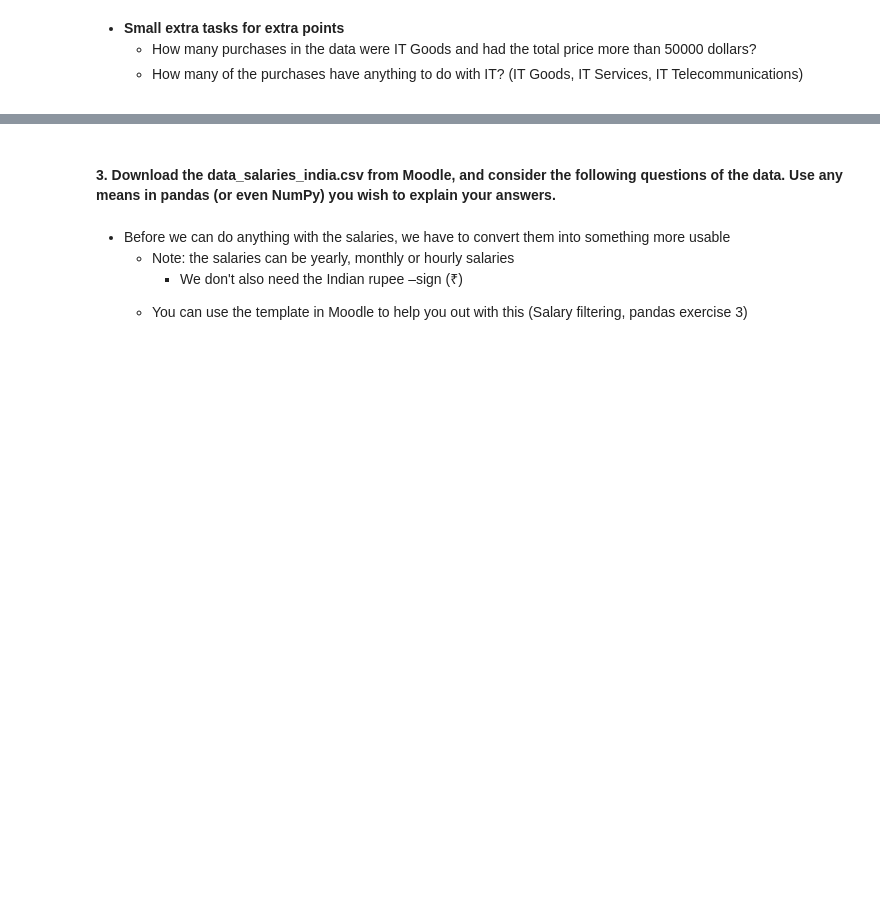
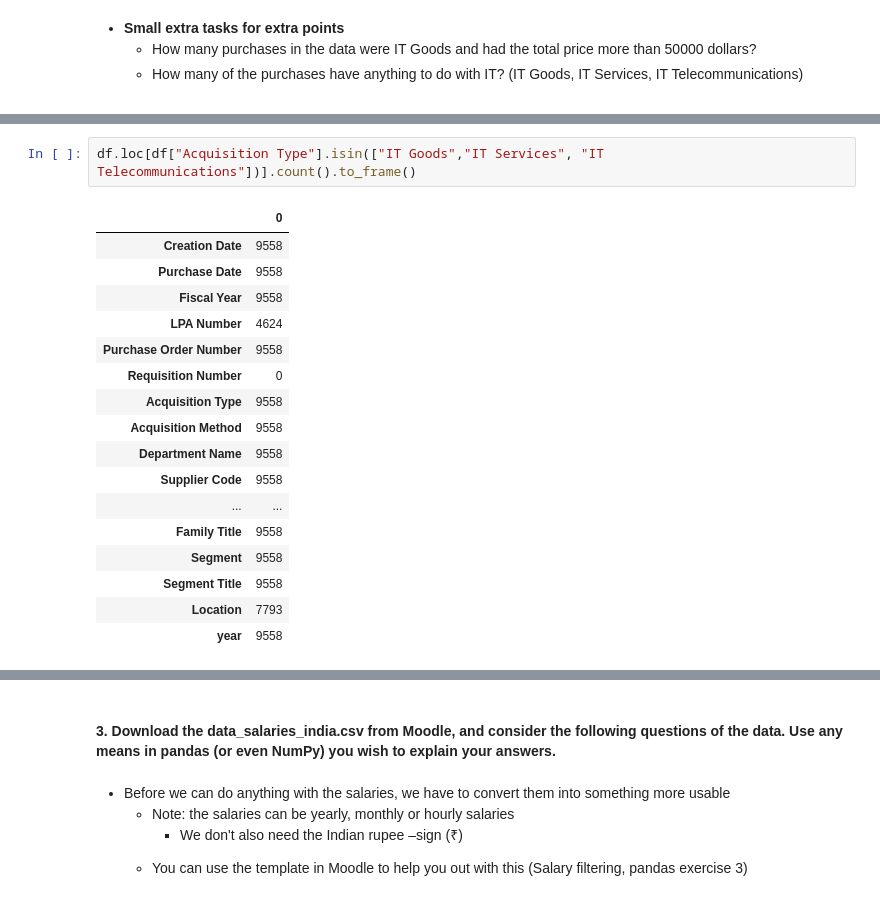
Before and after one commit to Zeek-eth/Data-Analytics-Basics, a Jupyter notebook: DataAnalyticsExerciseSet2.ipynb, the cells around one changed output, grey strips where cells are left out. Saved outputs shown, nothing was run; the diff lists cells and outputs as text; blank space fills up the shorter version.

```diff
--- a/DataAnalyticsExerciseSet2.ipynb
+++ b/DataAnalyticsExerciseSet2.ipynb
@@ -233,3 +302,23 @@ df['Number of Credit Problems'].corr(df['Bankruptcies'])
+# %%
+df.loc[df["Acquisition Type"].isin(["IT Goods","IT Services", "IT Telecommunications"])].count().to_frame()
+# %% [output]
+|  | 0 |
+| Creation Date | 9558 |
+| Purchase Date | 9558 |
+| Fiscal Year | 9558 |
+| LPA Number | 4624 |
+| Purchase Order Number | 9558 |
+| Requisition Number | 0 |
+| Acquisition Type | 9558 |
+| Acquisition Method | 9558 |
+| Department Name | 9558 |
+| Supplier Code | 9558 |
+| ... | ... |
+| Family Title | 9558 |
+| Segment | 9558 |
+| Segment Title | 9558 |
+| Location | 7793 |
+| year | 9558 |
 # %% [markdown]
 <img src="http://srv.plab.fi/~tuomasv/data_analytics_2023_images/exercise_set_2/es2_2.png" />
 # %% [markdown]
```
Also changed, not shown: parts of 7 cells of this notebook.
